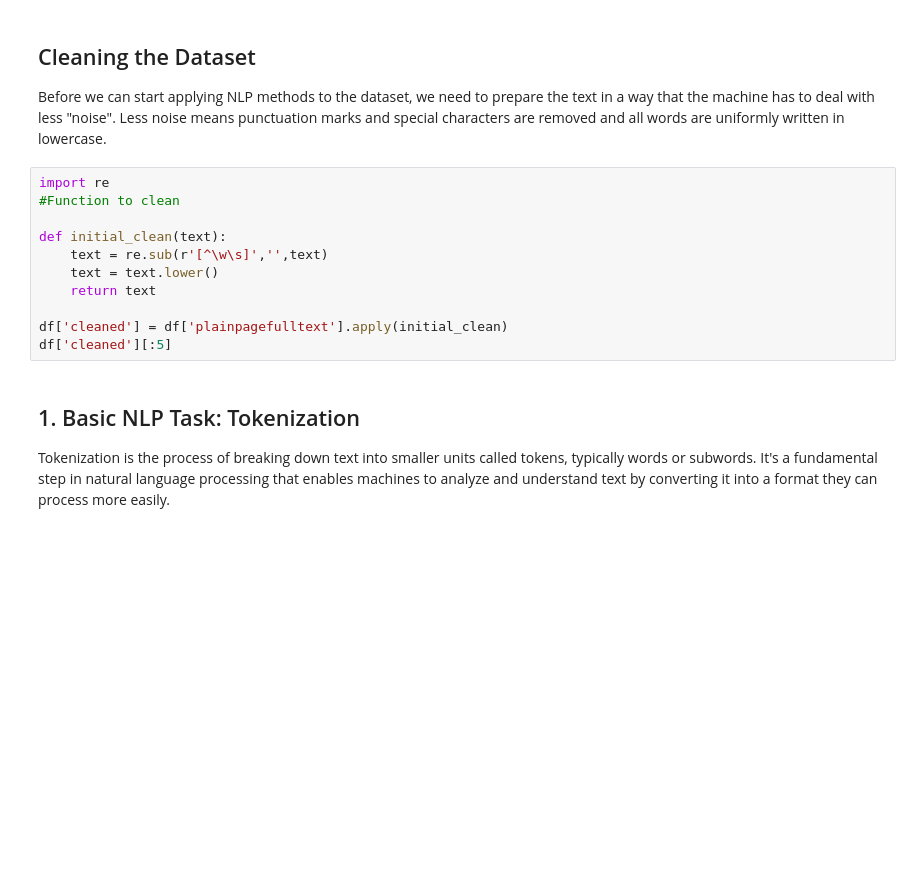
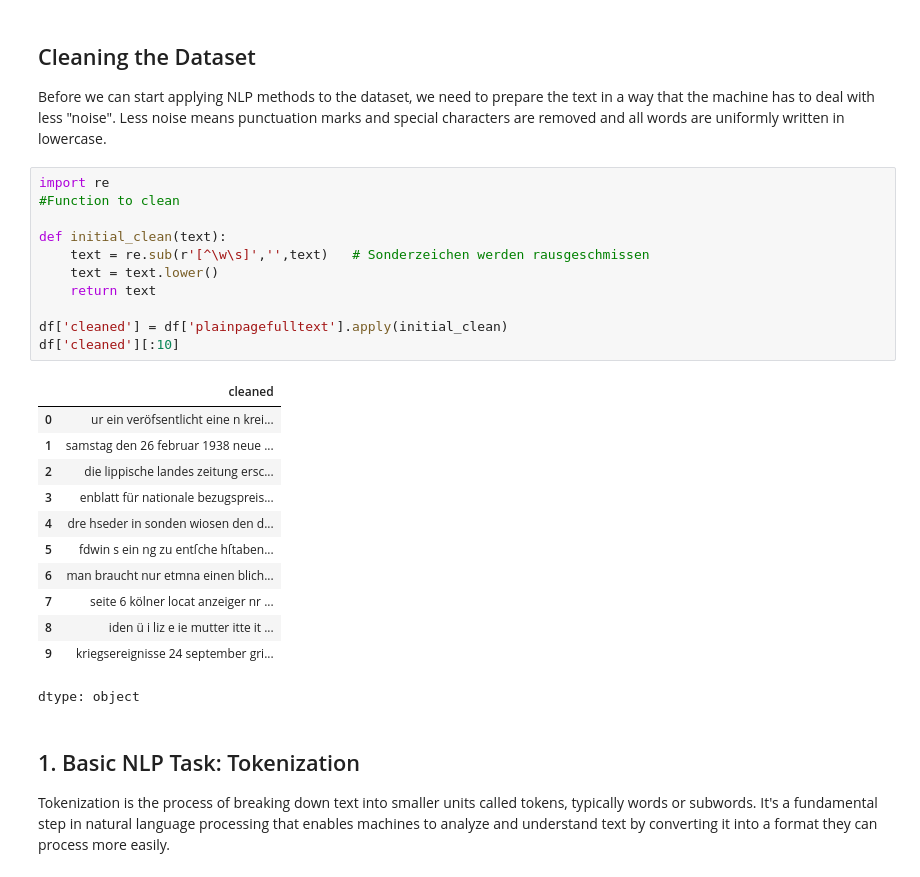
Before and after one commit to jojovputtkamer/NLP_WiSe25.26, a Jupyter notebook: jojovputtkamer_Data_Detective_NLP_Introduction.ipynb, the cells around one changed output. Saved outputs shown, nothing was run; the diff lists cells and outputs as text; blank space fills up the shorter version.

```diff
--- a/jojovputtkamer_Data_Detective_NLP_Introduction.ipynb
+++ b/jojovputtkamer_Data_Detective_NLP_Introduction.ipynb
@@ -45,14 +60,27 @@ Before we can start applying NLP methods to the dataset, we need to prepare the
 # %%
 import re
 #Function to clean
 
 def initial_clean(text):
-    text = re.sub(r'[^\w\s]','',text)
+    text = re.sub(r'[^\w\s]','',text)   # Sonderzeichen werden rausgeschmissen
     text = text.lower()
     return text
 
 df['cleaned'] = df['plainpagefulltext'].apply(initial_clean)
-df['cleaned'][:5]
+df['cleaned'][:10]
+# %% [output]
+|  | cleaned |
+| 0 | ur ein veröfsentlicht eine n krei... |
+| 1 | samstag den 26 februar 1938 neue ... |
+| 2 | die lippische landes zeitung ersc... |
+| 3 | enblatt für nationale bezugspreis... |
+| 4 | dre hseder in sonden wiosen den d... |
+| 5 | fdwin s ein ng zu entſche hſtaben... |
+| 6 | man braucht nur etmna einen blich... |
+| 7 | seite 6 kölner locat anzeiger nr ... |
+| 8 | iden ü i liz e ie mutter itte it ... |
+| 9 | kriegsereignisse 24 september gri... |
+dtype: object
 # %% [markdown]
 ## 1. Basic NLP Task: Tokenization
 
```
Also changed, not shown: parts of 10 cells of this notebook.
